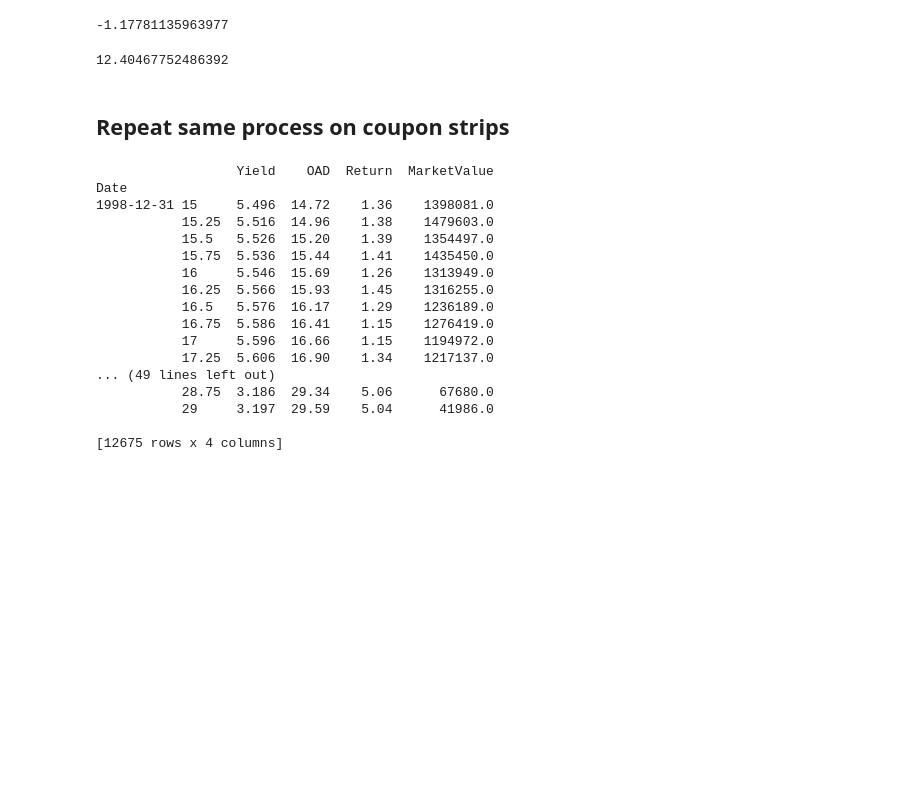
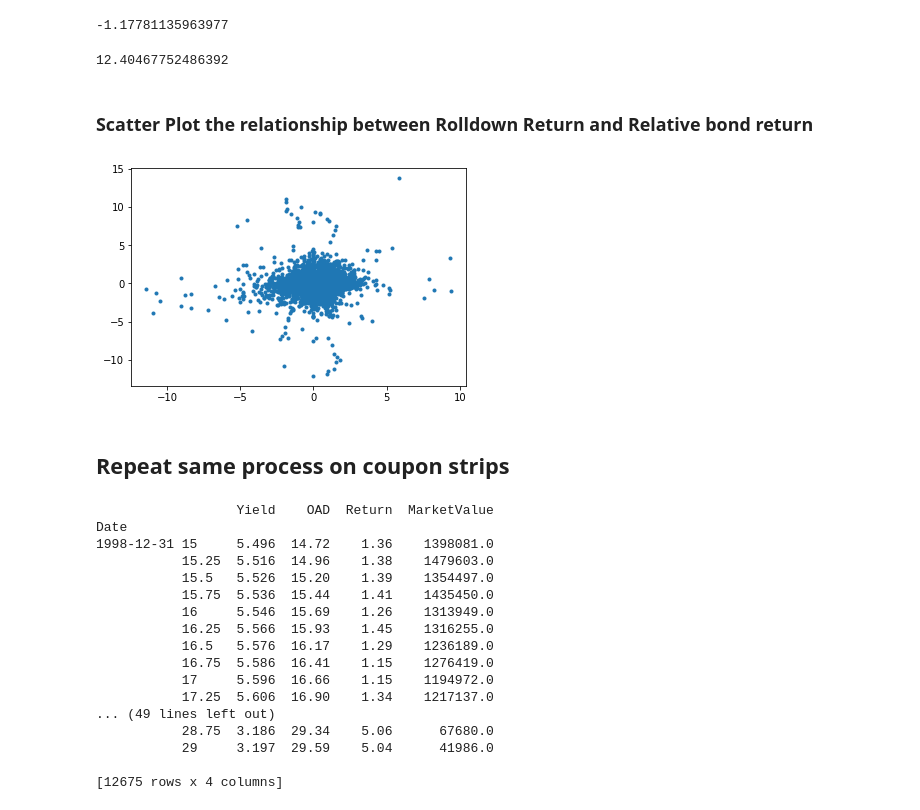
Before and after one commit to XiaoyingShu/GS-Homework, a Jupyter notebook: MyFinalProject.ipynb, the cells around one changed output. Saved outputs shown, nothing was run; the diff lists cells and outputs as text; code cells hidden in the pictures; blank space fills up the shorter version.

Commit message:
add scatter plot

```diff
--- a/MyFinalProject.ipynb
+++ b/MyFinalProject.ipynb
@@ -16,7 +16,7 @@ from sklearn import linear_model, metrics
 # %% [markdown]
 ## Reading Data for Principle Strips, Reindex based on date and maturity of the bond, and using values of OAD, Yield, Return and MV to be columns
 # %%
-dfOAD= pd.read_csv("~/homework/GS-homework/data/POAD.csv")
+dfOAD= pd.read_csv("./data/POAD.csv")
 # %%
 dfOAD['Date']=pd.to_datetime(dfOAD['Date'])
 dfOAD.set_index(['Date'],drop=True,inplace=True)
@@ -27,7 +27,7 @@ y=y.to_frame()
 y.columns.names=["Maturity"]
 y = y.rename(columns= {0: 'OAD'})
 # %%
-dfYield= pd.read_csv("~/homework/GS-homework/data/PYield.csv")
+dfYield= pd.read_csv("./data/PYield.csv")
 dfYield['Date']=pd.to_datetime(dfYield['Date'])
 dfYield.set_index(['Date'],drop=True,inplace=True)
 
@@ -37,7 +37,7 @@ y1=y1.to_frame()
 y1.columns.names=["Maturity"]
 y1 = y1.rename(columns= {0: 'Yield'})
 # %%
-dfReturn= pd.read_csv("~/homework/GS-homework/data/PReturn.csv")
+dfReturn= pd.read_csv("./data/PReturn.csv")
 dfReturn['Date']=pd.to_datetime(dfReturn['Date'])
 dfReturn.set_index(['Date'],drop=True,inplace=True)
 
@@ -47,7 +47,7 @@ y2=y2.to_frame()
 y2.columns.names=["Maturity"]
 y2 = y2.rename(columns= {0: 'Return'})
 # %%
-dfMV= pd.read_csv('~/homework/GS-homework/data/PMV.csv')
+dfMV= pd.read_csv('./data/PMV.csv')
 dfMV['Date']=pd.to_datetime(dfMV['Date'])
 dfMV.set_index(['Date'],drop=True,inplace=True)
 
@@ -226,6 +231,17 @@ FinalDF['RollDown'].skew()
 FinalDF['RollDown'].kurt()
 # %% [output]
 12.40467752486392
+# %% [markdown]
+### Scatter Plot the relationship between Rolldown Return and Relative bond return
+# %%
+# create a matplotlib figure
+pl.figure()
+# generate a scatterplot inside the figure
+pl.plot(FinalDF.RollDown, FinalDF.ReturnVsAvg, '.')
+# show the plot
+pl.show()
+# %% [output]
+[figure, added]
 # %% [markdown]
 ## Repeat same process on coupon strips
 # %%
```
Also changed, not shown: parts of 6 cells of this notebook.
